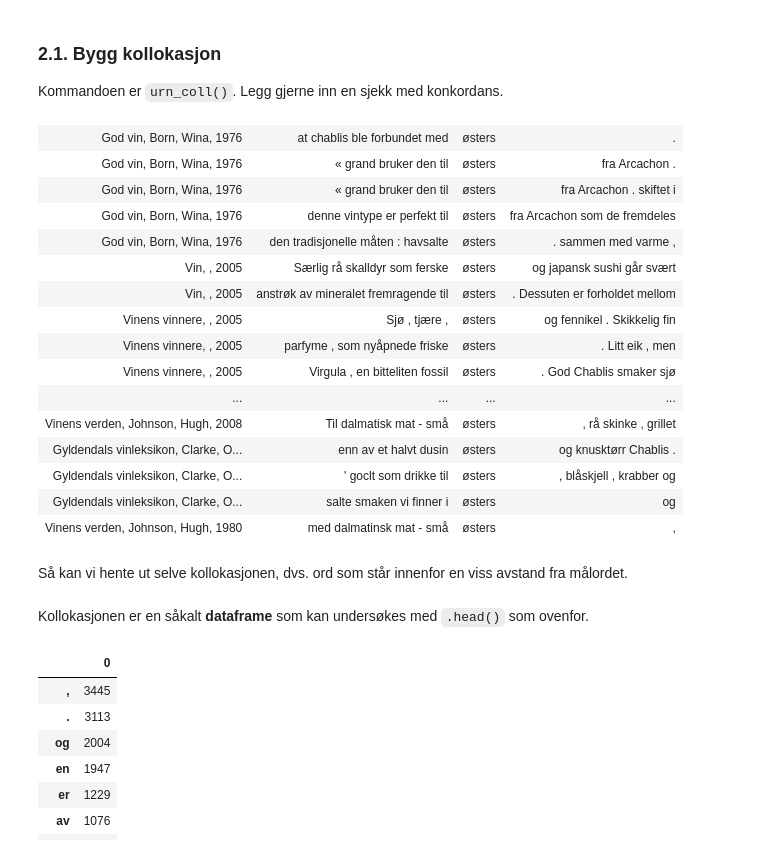
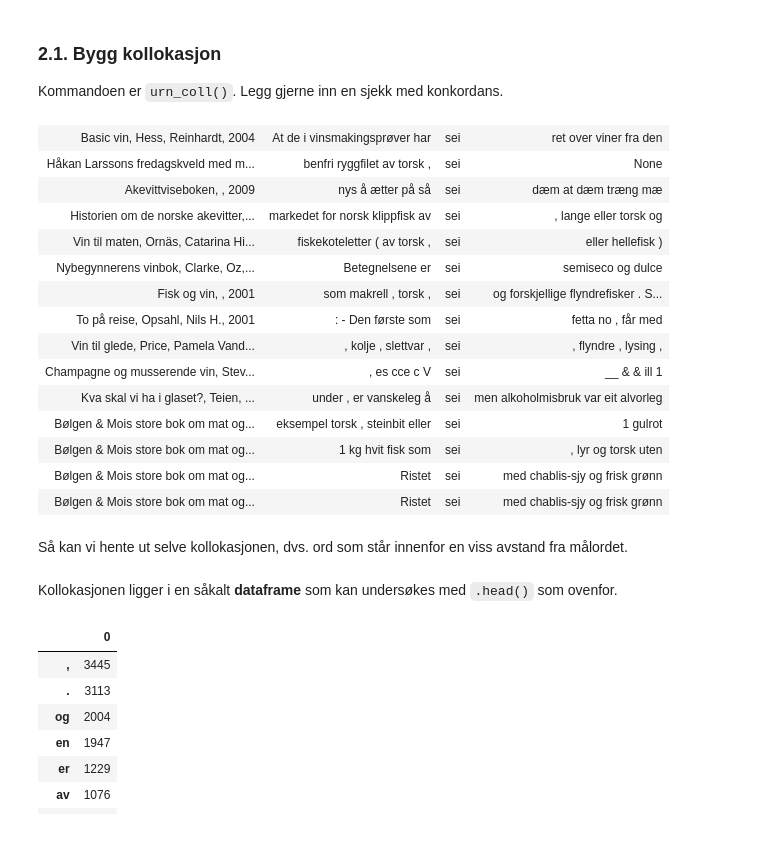
Before and after one commit to NationalLibraryOfNorway/digital_tekstanalyse, a Jupyter notebook: 3_Kollokasjoner.ipynb, the cells around one changed output. Saved outputs shown, nothing was run; the diff lists cells and outputs as text; code cells hidden in the pictures.

```diff
--- a/3_Kollokasjoner.ipynb
+++ b/3_Kollokasjoner.ipynb
@@ -53,26 +53,25 @@ Kommandoen er `urn_coll()`. Legg gjerne inn en sjekk med konkordans.
 # %%
 collword = 'rødvin'
 # %%
-# konkordans-sjekk
+# Vi utfører en konkordans for å sjekke at korpuset virker.
 
-nb.urn_concordance(word = 'østers', urns = korpus, size = 5)
+nb.urn_concordance(word = 'sei', urns = korpus, size = 5)
 # %% [output]
-| God vin, Born, Wina, 1976 | at chablis ble forbundet med | østers | . |
-| God vin, Born, Wina, 1976 | « grand bruker den til | østers | fra Arcachon . |
-| God vin, Born, Wina, 1976 | « grand bruker den til | østers | fra Arcachon . skiftet i |
-| God vin, Born, Wina, 1976 | denne vintype er perfekt til | østers | fra Arcachon som de fremdeles |
-| God vin, Born, Wina, 1976 | den tradisjonelle måten : havsalte | østers | . sammen med varme , |
-| Vin, , 2005 | Særlig rå skalldyr som ferske | østers | og japansk sushi går svært |
-| Vin, , 2005 | anstrøk av mineralet fremragende til | østers | . Dessuten er forholdet mellom |
-| Vinens vinnere, , 2005 | Sjø , tjære , | østers | og fennikel . Skikkelig fin |
-| Vinens vinnere, , 2005 | parfyme , som nyåpnede friske | østers | . Litt eik , men |
-| Vinens vinnere, , 2005 | Virgula , en bitteliten fossil | østers | . God Chablis smaker sjø |
-| ... | ... | ... | ... |
-| Vinens verden, Johnson, Hugh, 2008 | Til dalmatisk mat - små | østers | , rå skinke , grillet |
-| Gyldendals vinleksikon, Clarke, O... | enn av et halvt dusin | østers | og knusktørr Chablis . |
-| Gyldendals vinleksikon, Clarke, O... | ' goclt som drikke til | østers | , blåskjell , krabber og |
-| Gyldendals vinleksikon, Clarke, O... | salte smaken vi finner i | østers | og |
-| Vinens verden, Johnson, Hugh, 1980 | med dalmatinsk mat - små | østers | , |
+| Basic vin, Hess, Reinhardt, 2004 | At de i vinsmakingsprøver har | sei | ret over viner fra den |
+| Håkan Larssons fredagskveld med m... | benfri ryggfilet av torsk , | sei | None |
+| Akevittviseboken, , 2009 | nys å ætter på så | sei | dæm at dæm træng mæ |
+| Historien om de norske akevitter,... | markedet for norsk klippfisk av | sei | , lange eller torsk og |
+| Vin til maten, Ornäs, Catarina Hi... | fiskekoteletter ( av torsk , | sei | eller hellefisk ) |
+| Nybegynnerens vinbok, Clarke, Oz,... | Betegnelsene er | sei | semiseco og dulce |
+| Fisk og vin, , 2001 | som makrell , torsk , | sei | og forskjellige flyndrefisker . S... |
+| To på reise, Opsahl, Nils H., 2001 | : - Den første som | sei | fetta no , får med |
+| Vin til glede, Price, Pamela Vand... | , kolje , slettvar , | sei | , flyndre , lysing , |
+| Champagne og musserende vin, Stev... | , es cce c V | sei | __ & & ill 1 |
+| Kva skal vi ha i glaset?, Teien, ... | under , er vanskeleg å | sei | men alkoholmisbruk var eit alvorleg |
+| Bølgen & Mois store bok om mat og... | eksempel torsk , steinbit eller | sei | 1 gulrot |
+| Bølgen & Mois store bok om mat og... | 1 kg hvit fisk som | sei | , lyr og torsk uten |
+| Bølgen & Mois store bok om mat og... | Ristet | sei | med chablis-sjy og frisk grønn |
+| Bølgen & Mois store bok om mat og... | Ristet | sei | med chablis-sjy og frisk grønn |
 # %% [markdown]
 Så kan vi hente ut selve kollokasjonen, dvs. ord som står innenfor en viss avstand fra målordet.
 # %%
@@ -82,7 +81,7 @@ Så kan vi hente ut selve kollokasjonen, dvs. ord som står innenfor en viss avs
 
 coll = nb.urn_coll(collword, urns = korpus, after = 5, before = 5, limit = 1000)
 # %% [markdown]
-Kollokasjonen er en såkalt **dataframe** som kan undersøkes med `.head()` som ovenfor.
+Kollokasjonen ligger i en såkalt **dataframe** som kan undersøkes med `.head()` som ovenfor.
 # %%
 coll.head(10)
 # %% [output]
```
Also changed, not shown: parts of 1 cell of this notebook.
